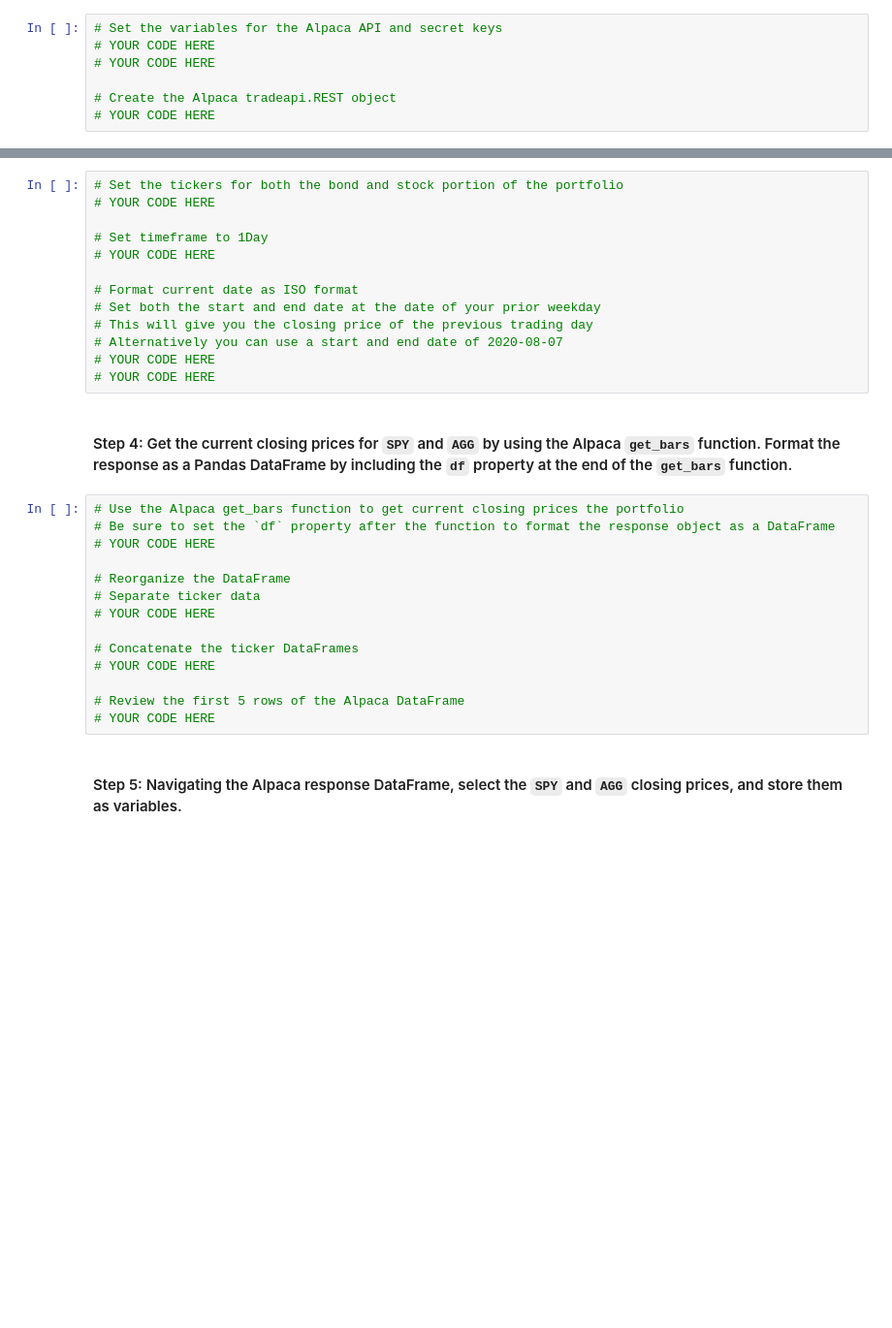
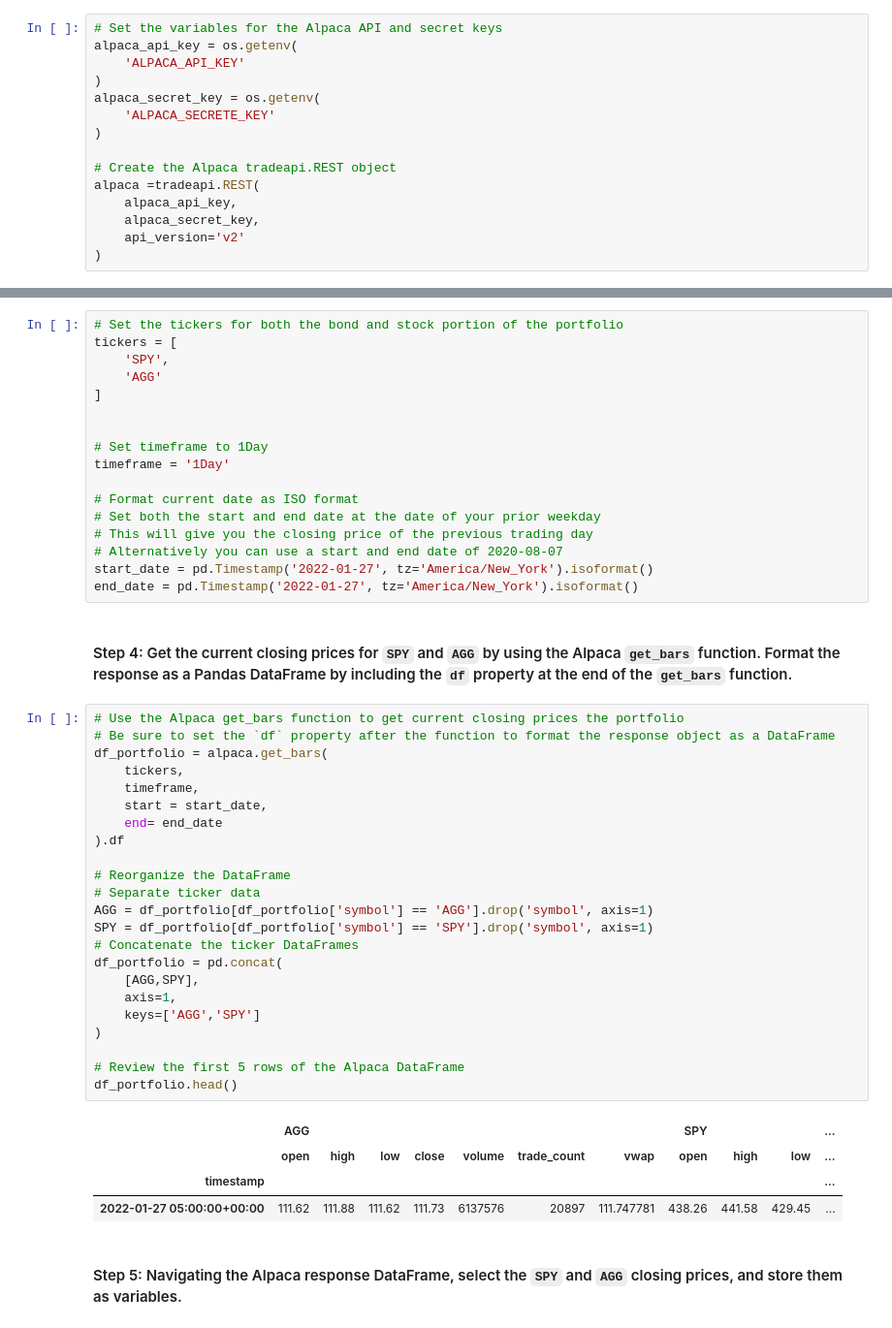
Before and after one commit to SkyRanger05/Module-Challenges, a Jupyter notebook: financial_planning_tools.ipynb, the cells around one changed output, grey strips where cells are left out. Shown at 97% size. Saved outputs shown, nothing was run; the diff lists cells and outputs as text; blank space fills up the shorter version.

Commit message:
Coded in the dataframe

```diff
--- a/financial_planning_tools.ipynb
+++ b/financial_planning_tools.ipynb
@@ -241,11 +241,19 @@ agg_shares = 200
 #### Step 2: Set the variables for the Alpaca API and secret keys. Using the Alpaca SDK, create the Alpaca `tradeapi.REST` object. In this object, include the parameters for the Alpaca API key, the secret key, and the version number.
 # %%
 # Set the variables for the Alpaca API and secret keys
-# YOUR CODE HERE
-# YOUR CODE HERE
+alpaca_api_key = os.getenv(
+    'ALPACA_API_KEY'
+)
+alpaca_secret_key = os.getenv(
+    'ALPACA_SECRETE_KEY'
+)
 
 # Create the Alpaca tradeapi.REST object
-# YOUR CODE HERE
+alpaca =tradeapi.REST(
+    alpaca_api_key,
+    alpaca_secret_key,
+    api_version='v2'
+)
 # %% [markdown]
 #### Step 3: Set the following parameters for the Alpaca API call:
 
@@ -256,33 +264,51 @@ agg_shares = 200
 - `start_date` and `end_date`: Use the same date for these parameters, and format them with the date of the previous weekday (or `2020-08-07`). This is because you want the one closing price for the most-recent trading day.
 # %%
 # Set the tickers for both the bond and stock portion of the portfolio
-# YOUR CODE HERE
+tickers = [
+    'SPY',
+    'AGG'
+]
+
 
 # Set timeframe to 1Day
-# YOUR CODE HERE
+timeframe = '1Day'
 
 # Format current date as ISO format
 # Set both the start and end date at the date of your prior weekday
 # This will give you the closing price of the previous trading day
 # Alternatively you can use a start and end date of 2020-08-07
-# YOUR CODE HERE
-# YOUR CODE HERE
+start_date = pd.Timestamp('2022-01-27', tz='America/New_York').isoformat()
+end_date = pd.Timestamp('2022-01-27', tz='America/New_York').isoformat()
 # %% [markdown]
 #### Step 4: Get the current closing prices for `SPY` and `AGG` by using the Alpaca `get_bars` function. Format the response as a Pandas DataFrame by including the `df` property at the end of the `get_bars` function.
 # %%
 # Use the Alpaca get_bars function to get current closing prices the portfolio
 # Be sure to set the `df` property after the function to format the response object as a DataFrame
-# YOUR CODE HERE
+df_portfolio = alpaca.get_bars(
+    tickers,
+    timeframe,
+    start = start_date,
+    end= end_date
+).df
 
 # Reorganize the DataFrame
 # Separate ticker data
-# YOUR CODE HERE
-
+AGG = df_portfolio[df_portfolio['symbol'] == 'AGG'].drop('symbol', axis=1)
+SPY = df_portfolio[df_portfolio['symbol'] == 'SPY'].drop('symbol', axis=1)
 # Concatenate the ticker DataFrames
-# YOUR CODE HERE
+df_portfolio = pd.concat(
+    [AGG,SPY],
+    axis=1,
+    keys=['AGG','SPY']
+)
 
 # Review the first 5 rows of the Alpaca DataFrame
-# YOUR CODE HERE
+df_portfolio.head()
+# %% [output]
+|  | AGG |  |  |  |  |  |  | SPY |  |  | ... |
+|  | open | high | low | close | volume | trade_count | vwap | open | high | low | ... |
+| timestamp |  |  |  |  |  |  |  |  |  |  | ... |
+| 2022-01-27 05:00:00+00:00 | 111.62 | 111.88 | 111.62 | 111.73 | 6137576 | 20897 | 111.747781 | 438.26 | 441.58 | 429.45 | ... |
 # %% [markdown]
 #### Step 5: Navigating the Alpaca response DataFrame, select the `SPY` and `AGG` closing prices, and store them as variables.
 # %%
```
Also changed, not shown: parts of 13 cells of this notebook.
